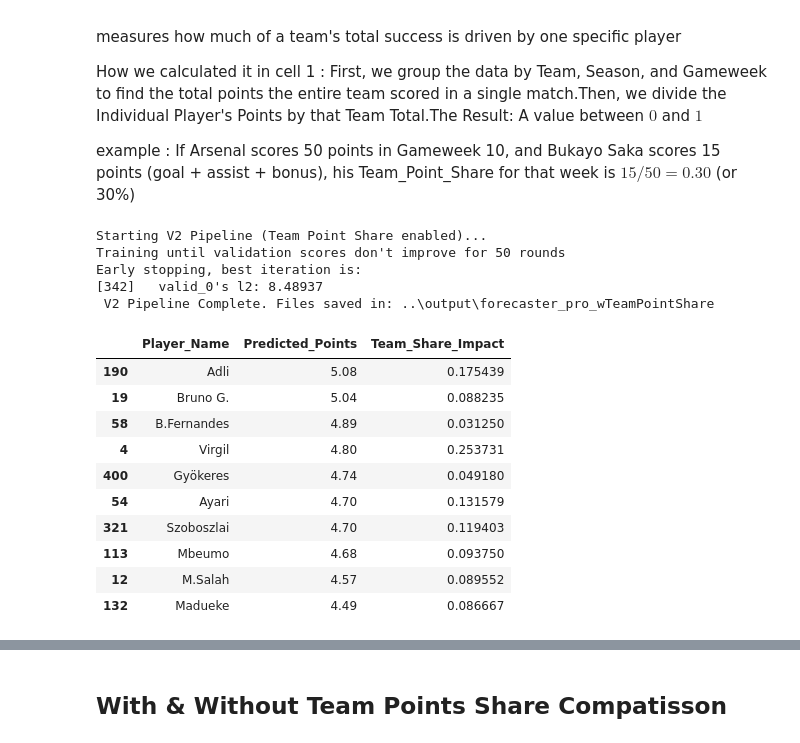
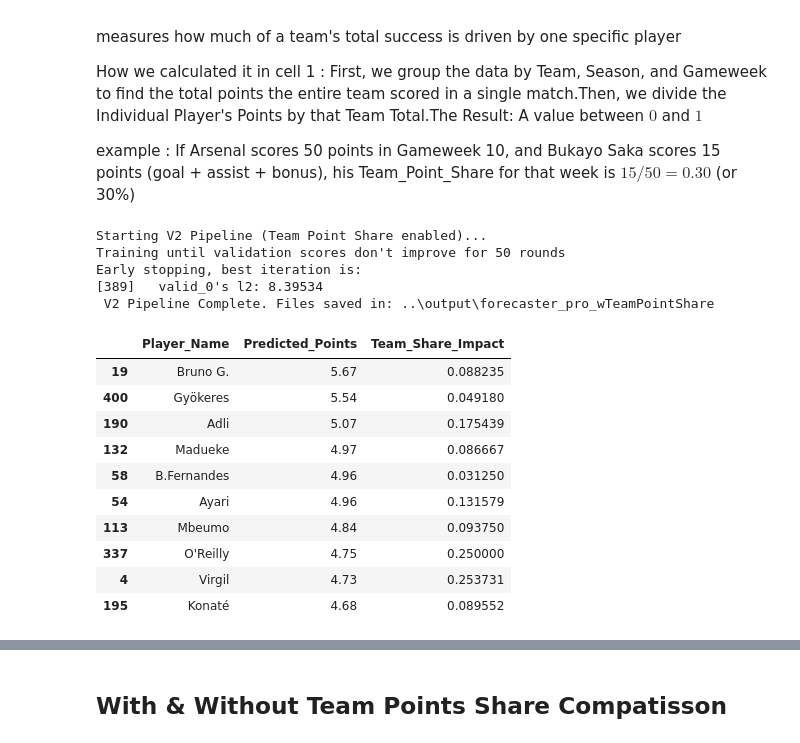
Before and after one commit to sophiedelrey/fpl_pipeline, a Jupyter notebook: models/forecaster_pro.ipynb, the cells around one changed output, grey strips where cells are left out. Cells and saved outputs as stored; diff of their text form; code cells hidden in the pictures.

```diff
--- a/models/forecaster_pro.ipynb
+++ b/models/forecaster_pro.ipynb
@@ -345,3 +329,26 @@ Total Training Windows: 53408
 | 2 | 5 | 1 | 1 | 1 | 7 | 1 | DEF | 3.0 | False | ... |
 | 3 | 1 | 1 | 1 | 7 | 1 | 1 | DEF | 4.0 | False | ... |
 | 4 | 1 | 1 | 7 | 1 | 1 | 2 | DEF | 4.0 | True | ... |
+# %%
+# [Cell 2.5: GLOBAL VALIDATION STRATEGY - THE FAIR COMPARISON GATE]
+
+# 1. DEFINE THE PROTECTED WINDOW
+VAL_SEASON = "2025-26"
+VAL_START_GW = 24
+VAL_END_GW = 28 # Inclusive of GW 28
+
+# 2. CREATE A UNIVERSAL INDEX MASK
+# This links the 'windowed_df' rows back to their original Season/Gameweek
+# standard_metadata matches the row-order of any windowed dataframe we create
+standard_metadata = df_augmented.iloc[windowed_df.index][['season', 'Gameweek']]
+
+# 3. THE GLOBAL GATEKEEPER
+# Any row where this is True is STRICTLY FOR VALIDATION (The model never sees it)
+global_val_mask = (standard_metadata['season'] == VAL_SEASON) & \
+                  (standard_metadata['Gameweek'] >= VAL_START_GW) & \
+                  (standard_metadata['Gameweek'] <= VAL_END_GW)
+
+print(f"--- GLOBAL SPLIT ENFORCED ---")
+print(f"Validation Set: {VAL_SEASON} GW {VAL_START_GW} to {VAL_END_GW}")
+print(f"Validation Windows: {global_val_mask.sum():,}")
+print(f"Training Windows:   {(~global_val_mask).sum():,}")
@@ -1253,15 +1265,17 @@ print("Starting V2 Pipeline (Team Point Share enabled)...")
 df_v2 = generate_fpl_windows_v2(df_augmented)
 df_v2['position'] = df_v2['position'].astype('category')
 
-# Split
-split_idx = int(len(df_v2) * 0.85)
-X_v2 = df_v2.drop(columns=['target'])
-y_v2 = df_v2['target']
+# ENSURE FAIRNESS: Use Global Mask
+X_v2_all = df_v2.drop(columns=['target'])
+y_v2_all = df_v2['target']
 
-X_train_v2 = X_v2.iloc[:split_idx]
-X_val_v2 = X_v2.iloc[split_idx:]
-y_train_v2 = y_v2.iloc[:split_idx]
-y_val_v2 = y_v2.iloc[split_idx:]
+X_train_v2 = X_v2_all[~global_val_mask.values].copy()
+X_val_v2 = X_v2_all[global_val_mask.values].copy()
+y_train_v2 = y_v2_all[~global_val_mask.values].copy()
+y_val_v2 = y_v2_all[global_val_mask.values].copy()
+
+# Add this at the bottom of the V2 training section:
+mae_v2 = mean_absolute_error(y_val_v2, model_v2.predict(X_val_v2))
 
 # Train
 model_v2 = lgb.LGBMRegressor(n_estimators=1000, learning_rate=0.01, verbosity=-1)
@@ -1282,44 +1296,44 @@ for pid, group in df_inf_v2.groupby('Player UUID'):
         lags = list(group['Total Points'].tail(6).values)
         # Using Team_Point_Share as the 12th feature for V2
         row = lags + [last_row['Position'], last_row['Next_Opponent_Difficulty'],
                       last_row['Next_Is_Home'], last_row['Rolling_Avg_Minutes_5'],
                       last_row['Season_Phase'], last_row['Team_Point_Share']]
         inference_data_v2.append(row)
         player_names_v2.append(last_row['Web Name'])
 
 inf_df_v2 = pd.DataFrame(inference_data_v2, columns=X_v2.columns)
 inf_df_v2['position'] = inf_df_v2['position'].astype('category')
 v2_preds = model_v2.predict(inf_df_v2)
 
 # 5. SAVE ALL V2 ARTIFACTS
 full_forecast_v2 = pd.DataFrame({
     'Player_Name': player_names_v2,
     'Predicted_Points': np.round(v2_preds, 2),
     'Team_Share_Impact': inf_df_v2['team_share']
 }).sort_values(by='Predicted_Points', ascending=False)
 
 full_forecast_v2.to_csv(V2_OUTPUT_DIR / 'fpl_pro_forecast_GW29_v2.csv', index=False)
 model_v2.booster_.save_model(str(V2_OUTPUT_DIR / 'fpl_pro_model_v2.txt'))
 
 print(f" V2 Pipeline Complete. Files saved in: {V2_OUTPUT_DIR}")
 display(full_forecast_v2.head(10))
 # %% [output]
 Starting V2 Pipeline (Team Point Share enabled)...
 Training until validation scores don't improve for 50 rounds
 Early stopping, best iteration is:
-[342]   valid_0's l2: 8.48937
+[389]   valid_0's l2: 8.39534
  V2 Pipeline Complete. Files saved in: ..\output\forecaster_pro_wTeamPointShare
 |  | Player_Name | Predicted_Points | Team_Share_Impact |
-| 190 | Adli | 5.08 | 0.175439 |
-| 19 | Bruno G. | 5.04 | 0.088235 |
-| 58 | B.Fernandes | 4.89 | 0.031250 |
-| 4 | Virgil | 4.80 | 0.253731 |
-| 400 | Gyökeres | 4.74 | 0.049180 |
-| 54 | Ayari | 4.70 | 0.131579 |
-| 321 | Szoboszlai | 4.70 | 0.119403 |
-| 113 | Mbeumo | 4.68 | 0.093750 |
-| 12 | M.Salah | 4.57 | 0.089552 |
-| 132 | Madueke | 4.49 | 0.086667 |
+| 19 | Bruno G. | 5.67 | 0.088235 |
+| 400 | Gyökeres | 5.54 | 0.049180 |
+| 190 | Adli | 5.07 | 0.175439 |
+| 132 | Madueke | 4.97 | 0.086667 |
+| 58 | B.Fernandes | 4.96 | 0.031250 |
+| 54 | Ayari | 4.96 | 0.131579 |
+| 113 | Mbeumo | 4.84 | 0.093750 |
+| 337 | O'Reilly | 4.75 | 0.250000 |
+| 4 | Virgil | 4.73 | 0.253731 |
+| 195 | Konaté | 4.68 | 0.089552 |
 # %%
 # 1. Setup paths for V2 truth verification
 # Using the V2 directory and the _v2.csv naming convention
```
Also changed, not shown: parts of 42 cells of this notebook.
